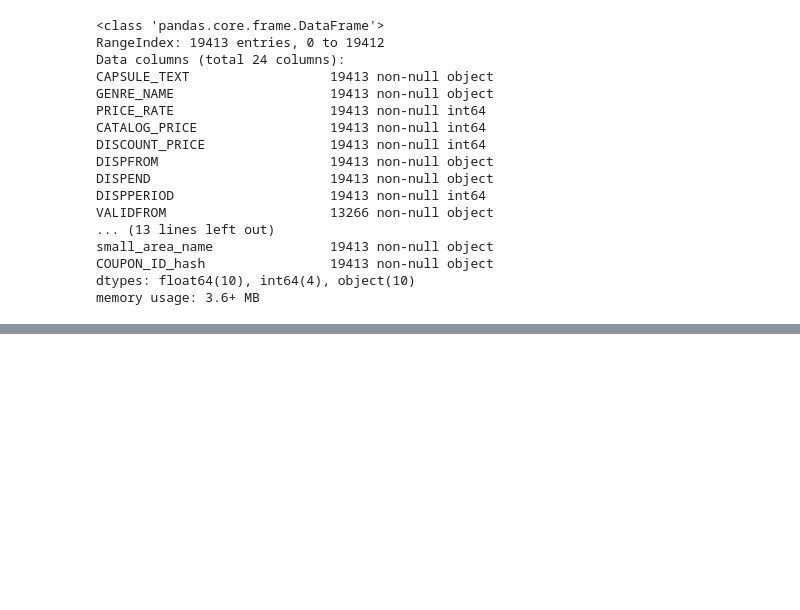
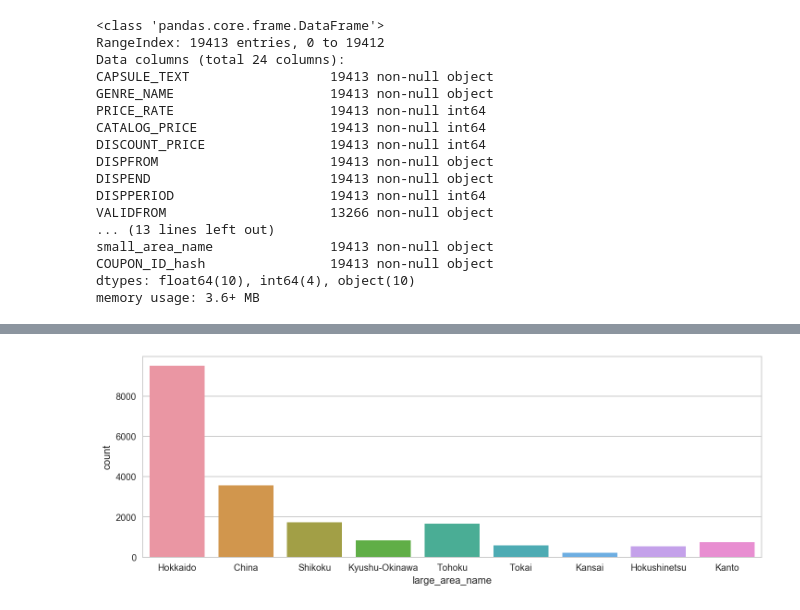
Before and after one commit to JoonSeongLee/dss7-coupon, a Jupyter notebook: si/EDA.ipynb, the cells around one changed output, grey strips where cells are left out. Drawn from its saved outputs; the diff is of its cells as text; code cells hidden in the pictures; blank space fills up the shorter version.

```diff
--- a/si/EDA.ipynb
+++ b/si/EDA.ipynb
@@ -237,0 +402,6 @@ coupon_list.describe()
+# %%
+plt.figure(figsize = (12, 4))
+sns.countplot(x = 'large_area_name', data = coupon_list)
+plt.show()
+# %% [output]
+[figure, added]
```
Also changed, not shown: parts of 27 cells of this notebook.
